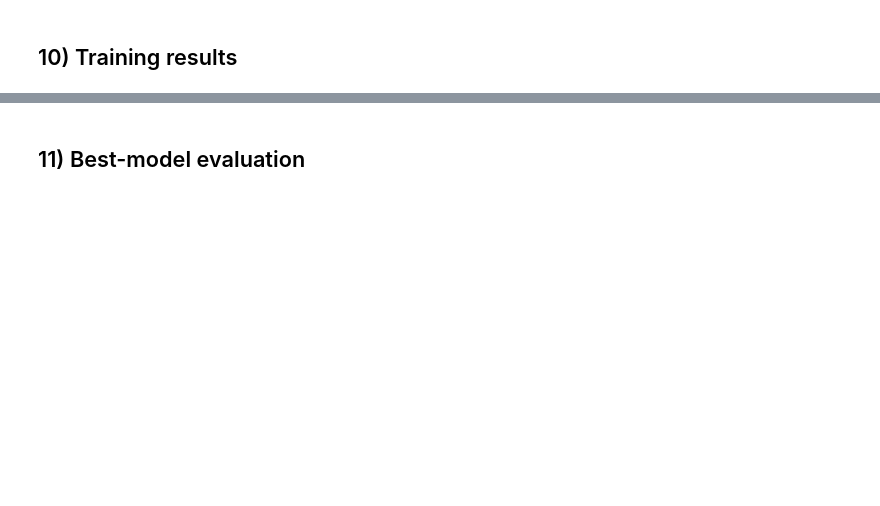
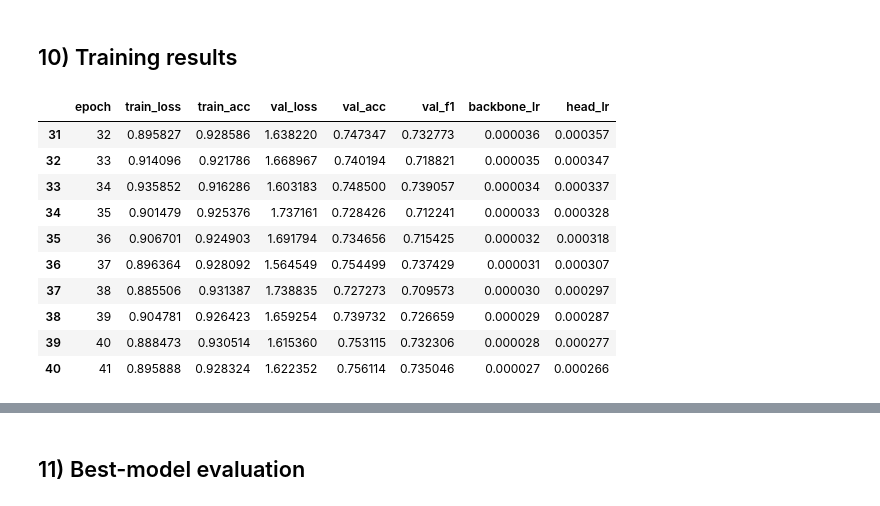
Before and after one commit to LurpDaDerp/multimodal-distracted-driving-detection, a Jupyter notebook: custom_notebooks/100-driver-multimodal.ipynb, the cells around one changed output, grey strips where cells are left out. Cells and saved outputs as stored; diff of their text form; code cells hidden in the pictures; blank space fills up the shorter version.

```diff
--- a/custom_notebooks/100-driver-multimodal.ipynb
+++ b/custom_notebooks/100-driver-multimodal.ipynb
@@ -290,17 +273,15 @@ std = [0.229, 0.224, 0.225]
 train_tfms = transforms.Compose([
     transforms.Resize((cfg.img_size, cfg.img_size)),
     transforms.RandomResizedCrop(
-        cfg.img_size,
-        scale=(0.85, 1.0),
-        ratio=(0.9, 1.1),
+        cfg.img_size, scale=(0.80, 1.0), ratio=(0.9, 1.1),
         interpolation=InterpolationMode.BILINEAR,
     ),
-    transforms.RandomHorizontalFlip(p=0.0),  # disabled: left/right classes are distinct
     transforms.ColorJitter(brightness=0.3, contrast=0.3, saturation=0.15, hue=0.03),
-    transforms.RandomRotation(10),
+    transforms.RandomRotation(12),
+    transforms.RandomAffine(degrees=0, translate=(0.05, 0.05)),
     transforms.ToTensor(),
     transforms.Normalize(mean=mean, std=std),
-    transforms.RandomErasing(p=0.2),
+    transforms.RandomErasing(p=0.25, scale=(0.02, 0.15)),
 ])
 
 val_tfms = transforms.Compose([
@@ -1235,11 +875,10 @@ def validate_one_epoch(epoch):
 # %%
 best_f1 = float("-inf")
 history = []
-
 best_path = cfg.out_dir / cfg.best_name
+no_improve = 0
 
 for epoch in range(1, cfg.epochs + 1):
-
     train_loss, train_acc = train_one_epoch(epoch)
     val_loss, val_acc, val_f1 = validate_one_epoch(epoch)
 
@@ -1247,27 +886,27 @@ for epoch in range(1, cfg.epochs + 1):
         train_scheduler.step()
 
     history.append({
-        "epoch": epoch,
-        "train_loss": train_loss,
-        "train_acc": train_acc,
-        "val_loss": val_loss,
-        "val_acc": val_acc,
-        "val_f1": val_f1,
+        "epoch": epoch, "train_loss": train_loss, "train_acc": train_acc,
+        "val_loss": val_loss, "val_acc": val_acc, "val_f1": val_f1,
         "backbone_lr": optimizer.param_groups[0]["lr"],
         "head_lr": optimizer.param_groups[1]["lr"],
     })
 
-    print(
-        f"Epoch {epoch:02d}/{cfg.epochs} | "
-        f"train loss {train_loss:.4f} acc {train_acc:.4f} | "
-        f"val loss {val_loss:.4f} acc {val_acc:.4f} f1 {val_f1:.4f}"
-    )
+    print(f"Epoch {epoch:02d}/{cfg.epochs} | "
+          f"train {train_loss:.4f}/{train_acc:.4f} | "
+          f"val {val_loss:.4f}/{val_acc:.4f}/{val_f1:.4f} | "
+          f"gap {train_acc-val_acc:.4f}")
 
     if val_f1 > best_f1:
         best_f1 = val_f1
+        no_improve = 0
         torch.save(model.state_dict(), best_path)
-        print("best model by macro F1! save...", best_path)
+        print(f"  ★ New best F1={val_f1:.4f}! Saved.")
+    else:
+        no_improve += 1
+        if no_improve >= cfg.patience:
+            print(f"  Early stopping at epoch {epoch} (no improvement for {cfg.patience} epochs)")
+            break
 
     if epoch % cfg.save_every == 0:
-        ckpt_path = cfg.out_dir / f"hybrid_transformer_epoch_{epoch}.pt"
-        torch.save(model.state_dict(), ckpt_path)
+        torch.save(model.state_dict(), cfg.out_dir / f"hybrid_v3_epoch_{epoch}.pt")
@@ -1275,7 +939,19 @@ for epoch in range(1, cfg.epochs + 1):
 ## 10) Training results
 # %%
 hist = pd.DataFrame(history)
-hist.to_csv(cfg.out_dir / "hybrid_transformer_history.csv", index=False)
-hist.tail()
+hist.to_csv(cfg.out_dir / "hybrid_v3_history.csv", index=False)
+hist.tail(10)
+# %% [output]
+|  | epoch | train_loss | train_acc | val_loss | val_acc | val_f1 | backbone_lr | head_lr |
+| 31 | 32 | 0.895827 | 0.928586 | 1.638220 | 0.747347 | 0.732773 | 0.000036 | 0.000357 |
+| 32 | 33 | 0.914096 | 0.921786 | 1.668967 | 0.740194 | 0.718821 | 0.000035 | 0.000347 |
+| 33 | 34 | 0.935852 | 0.916286 | 1.603183 | 0.748500 | 0.739057 | 0.000034 | 0.000337 |
+| 34 | 35 | 0.901479 | 0.925376 | 1.737161 | 0.728426 | 0.712241 | 0.000033 | 0.000328 |
+| 35 | 36 | 0.906701 | 0.924903 | 1.691794 | 0.734656 | 0.715425 | 0.000032 | 0.000318 |
+| 36 | 37 | 0.896364 | 0.928092 | 1.564549 | 0.754499 | 0.737429 | 0.000031 | 0.000307 |
+| 37 | 38 | 0.885506 | 0.931387 | 1.738835 | 0.727273 | 0.709573 | 0.000030 | 0.000297 |
+| 38 | 39 | 0.904781 | 0.926423 | 1.659254 | 0.739732 | 0.726659 | 0.000029 | 0.000287 |
+| 39 | 40 | 0.888473 | 0.930514 | 1.615360 | 0.753115 | 0.732306 | 0.000028 | 0.000277 |
+| 40 | 41 | 0.895888 | 0.928324 | 1.622352 | 0.756114 | 0.735046 | 0.000027 | 0.000266 |
 # %%
 if not hist.empty:
```
Also changed, not shown: parts of 18 cells of this notebook.
